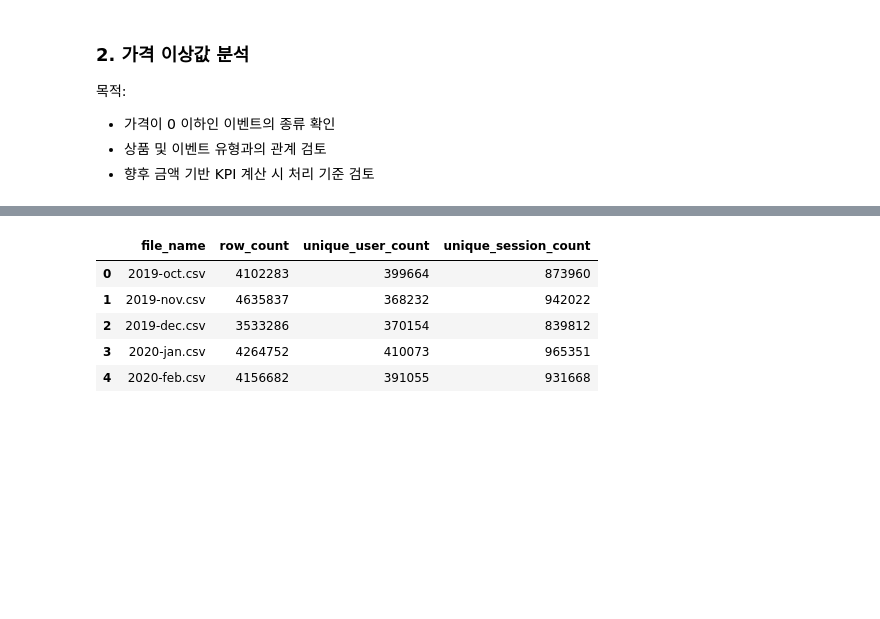
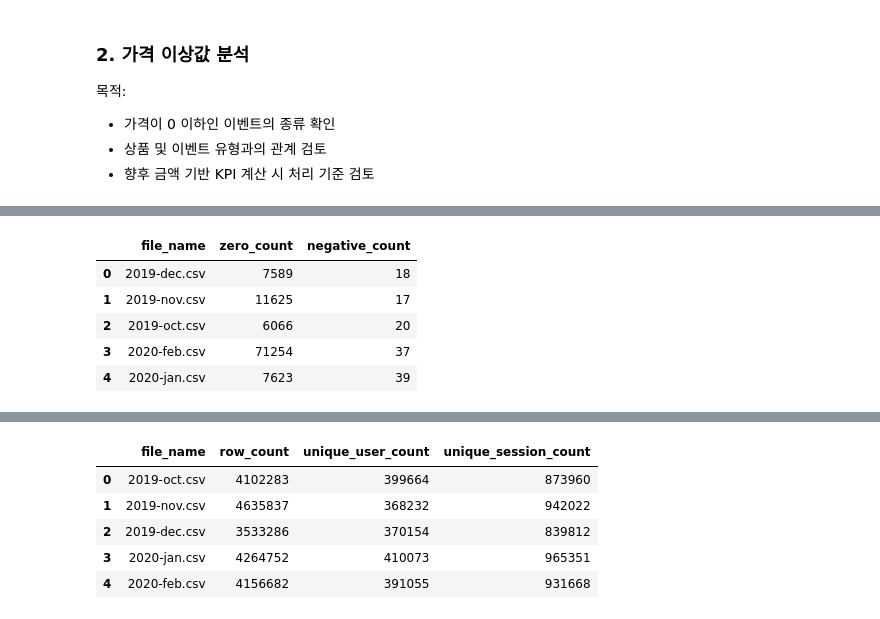
Before and after one commit to mingeon-t4r/04_beauty_commerce_analytics, a Jupyter notebook: notebooks/01_raw_data_exploration.ipynb, the cells around one changed output, grey strips where cells are left out. Drawn from its saved outputs; the diff is of its cells as text; code cells hidden in the pictures; blank space fills up the shorter version.

Commit message:
docs: finalize TASK-001 data quality review

```diff
--- a/notebooks/01_raw_data_exploration.ipynb
+++ b/notebooks/01_raw_data_exploration.ipynb
@@ -286,31 +384,84 @@ print(duplicate_detail_df)
 - 상품 및 이벤트 유형과의 관계 검토
 - 향후 금액 기반 KPI 계산 시 처리 기준 검토
 # %%
+price_rows = []
+session_rows = []
+
 for file_name in file_names:
-
     df = pd.read_csv(
-        file_path
+        raw_dir / file_name
     )
 
-    negative_price_df = df[
-        df["price"] < 0
-    ]
+    # 가격 이상값 검사
+    for event_type in df["event_type"].unique():
+        event_df_temp = df[
+            df["event_type"] == event_type
+        ]
 
-    print(
-    "음수 가격 상품 수:",
-    negative_price_df[
+        price_rows.append({
+            "file_name": file_name,
+            "event_type": event_type,
+            "zero_count": (
+                event_df_temp["price"] == 0
+            ).sum(),
+            "negative_count": (
+                event_df_temp["price"] < 0
+            ).sum()
+        })
+
+    # 음수 가격 고유 상품 수
+    negative_product_count = df.loc[
+        df["price"] < 0,
         "product_id"
     ].nunique()
+
+    # 세션별 사용자 수
+    session_user_count = (
+        df.dropna(
+            subset=["user_session"]
+        )
+        .groupby("user_session")["user_id"]
+        .nunique()
     )
 
-    print(
-        negative_price_df[
-            [
-                "event_time",
-                "event_type",
-                "product_id",
-                "price"
-            ]
-        ].head(10)
-    )
+    session_rows.append({
+        "file_name": file_name,
+        "negative_product_count": negative_product_count,
+        "multi_user_session_count": (
+            session_user_count > 1
+        ).sum()
+    })
+
+    del df
+    gc.collect()
+
+price_detail_df = pd.DataFrame(
+    price_rows
+)
+
+session_detail_df = pd.DataFrame(
+    session_rows
+)
+
+price_summary = (
+    price_detail_df
+    .groupby(
+        "file_name",
+        as_index=False
+    )[
+        [
+            "zero_count",
+            "negative_count"
+        ]
+    ]
+    .sum()
+)
+
+display(
+    price_summary
+)
+
+display(
+    session_detail_df
+)
 # %% [output]
@@ -333,0 +468,6 @@ for file_name in file_names:
+|  | file_name | zero_count | negative_count |
+| 0 | 2019-dec.csv | 7589 | 18 |
+| 1 | 2019-nov.csv | 11625 | 17 |
+| 2 | 2019-oct.csv | 6066 | 20 |
+| 3 | 2020-feb.csv | 71254 | 37 |
+| 4 | 2020-jan.csv | 7623 | 39 |
```
Also changed, not shown: parts of 9 cells of this notebook, 1 other file.
